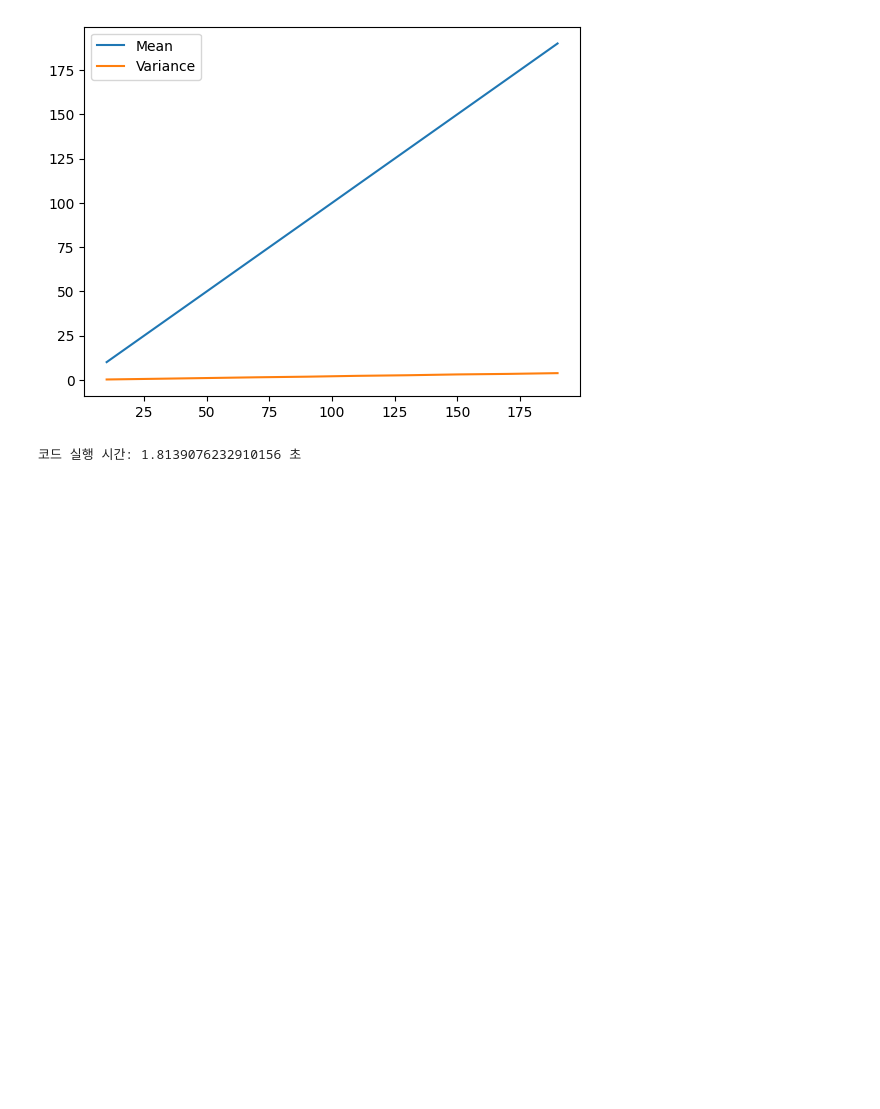
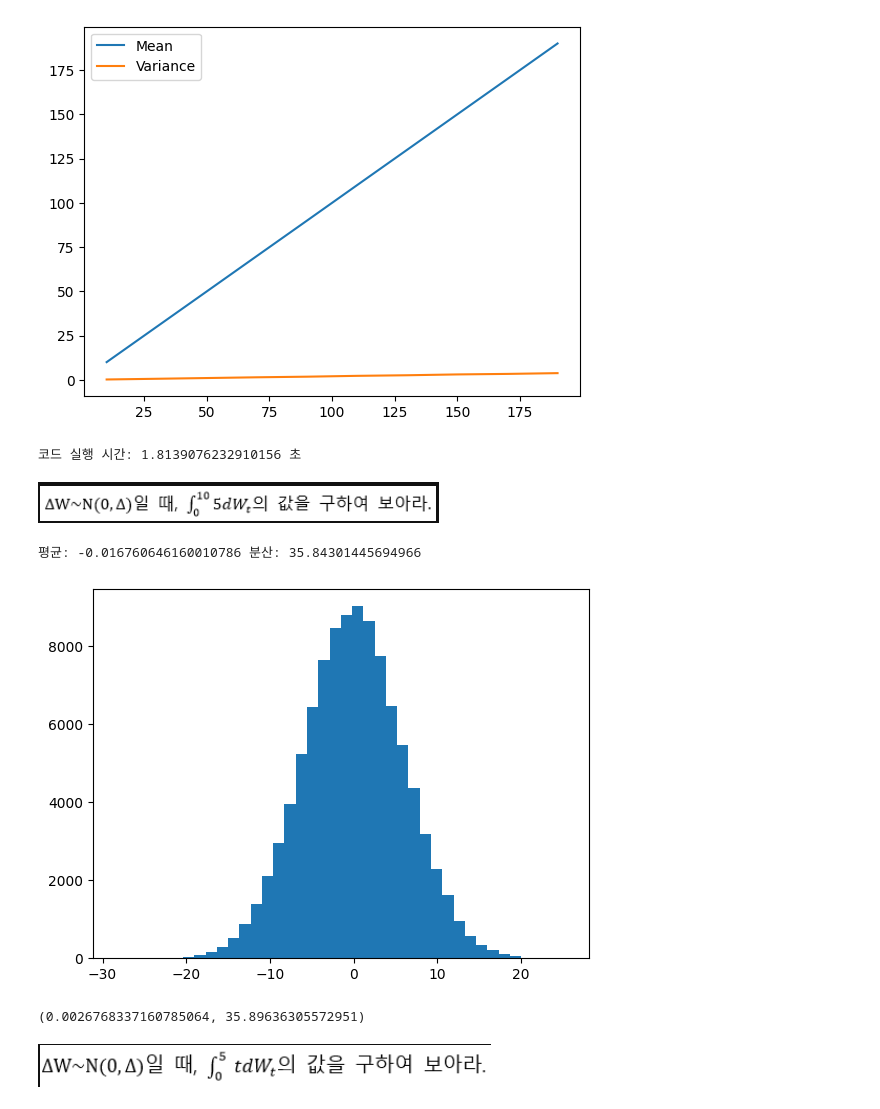
Before and after one commit to HST0077/Financial-Engineering-Python, a Jupyter notebook: Stochastics_01.ipynb, the cells around one changed output. Saved outputs shown, nothing was run; the diff lists cells and outputs as text; code cells hidden in the pictures; blank space fills up the shorter version.

```diff
--- a/Stochastics_01.ipynb
+++ b/Stochastics_01.ipynb
@@ -148,3 +148,5 @@ timer.toc()
 # %% [output]
 [figure]
 코드 실행 시간: 1.8139076232910156 초
+# %% [markdown]
+![image.png](embedded-picture-1)
@@ -150,0 +168,30 @@ timer.toc()
+# %%
+import cupy as cp
+from scipy.stats import norm
+import matplotlib.pyplot as plt
+
+# CIntegral: 적분대상으로 상수
+# sim: 시뮬레이션 횟수
+# N_intervals: 시간을 몇 개로 쪼갤 것인지 지정
+
+a,b=1,5
+CIntegral=3
+sim,N_intervals=100000,500
+T=b-a
+N = T * N_intervals  # 만기를 감안한 시간간격의 갯수
+s = cp.sqrt(1 / N_intervals)  # 분산을 표준편차화
+# N(0,s)을 따르는 [N, sim] 크기의 정규난수 생성
+dW = cp.random.normal(0, s, size=(N, sim))
+sumW = cp.sum(CIntegral*dW, axis=0)  # 각 열별로 누적합을 구함
+plt.hist(cp.asnumpy(sumW),bins=40) # histogram으로 표현
+mu, sig = norm.fit(cp.asnumpy(sumW))
+print('평균:',mu, '분산:',sig**2)
+# %% [output]
+평균: -0.016760646160010786 분산: 35.84301445694966
+[figure, added]
+# %%
+BMsum_withC_gpu(1,5,3,100000,500)
+# %% [output]
+(0.0026768337160785064, 35.89636305572951)
+# %% [markdown]
+![image.png](embedded-picture-1)
```
Also changed, not shown: parts of 31 cells of this notebook.
